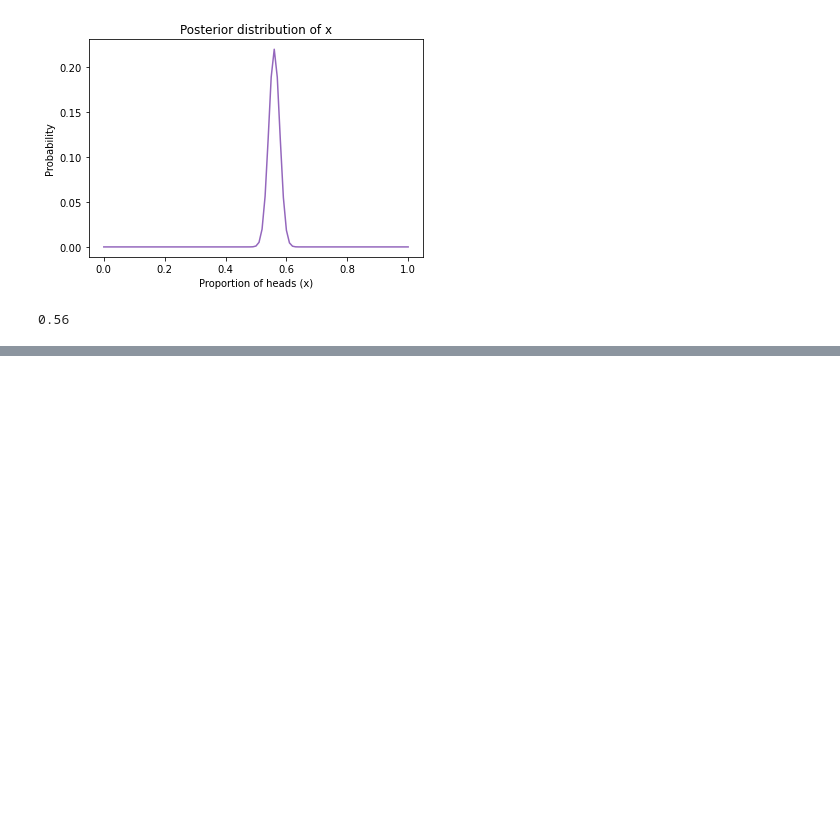
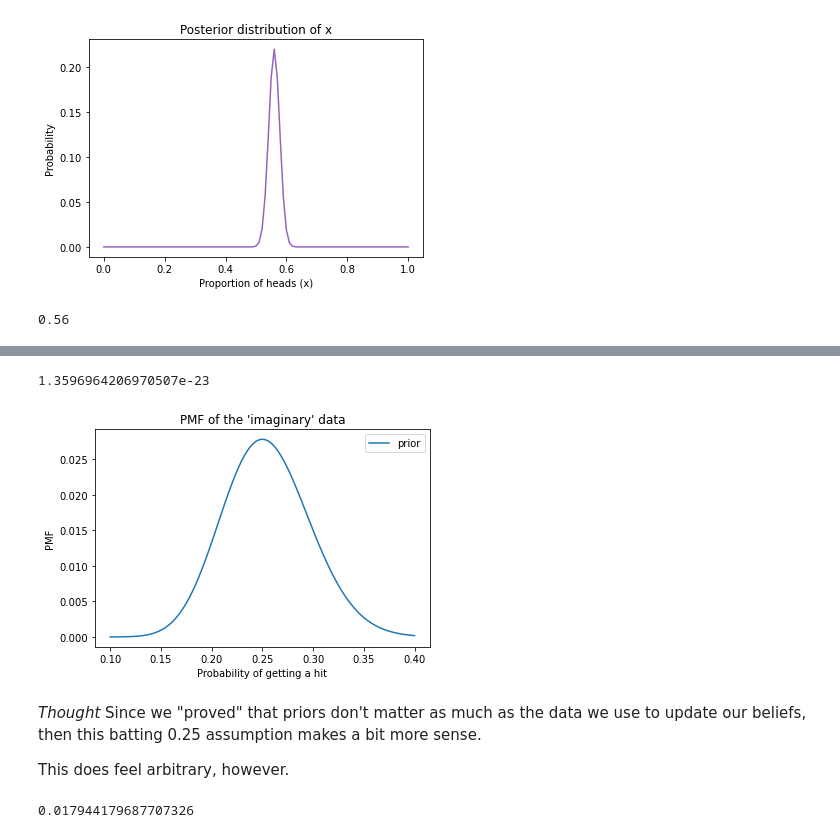
Before and after one commit to ryanorsinger/ThinkBayes2, a Jupyter notebook: chapter_4_estimating_proportions.ipynb, the cells around one changed output, grey strips where cells are left out. Drawn from its saved outputs; the diff is of its cells as text; code cells hidden in the pictures; blank space fills up the shorter version.

```diff
--- a/chapter_4_estimating_proportions.ipynb
+++ b/chapter_4_estimating_proportions.ipynb
@@ -252,0 +302,49 @@ This is an example of swamping the priors: with enough data, people who start wi
+# %%
+# Here's the uniform prior
+# I imagine the range of .1 to .4 is to create a bounds for the .2 to .33 likelihoods
+hypos = np.linspace(0.1, 0.4, 101)
+prior = Pmf(1, hypos)
+# %%
+likelihood = {
+    "Y": hypos,
+    "N": 1 - hypos
+}
+# %%
+# Here’s a dataset that yields a reasonable prior distribution.
+# I'm not in love with this approach (yet)
+# This sets up someone batting 0.25
+# I'm not sure where this batting 0.25 came from since it's not in the problem setup
+dataset = "Y" * 25 + "N" * 75
+# %%
+# Update the uniform prior with the data
+for data in dataset:
+    prior *= likelihood[data]
+
+prior.normalize()
+# %% [output]
+1.3596964206970507e-23
+# %%
+prior.plot(label='prior')
+plt.title("PMF of the 'imaginary' data")
+plt.xlabel("Probability of getting a hit")
+plt.ylabel("PMF")
+plt.legend();
+# %% [output]
+[figure, added]
+# %% [markdown]
+*Thought* Since we "proved" that priors don't matter as much as the data we use to update our beliefs, then this batting 0.25 assumption makes a bit more sense.
+
+This does feel arbitrary, however.
+# %%
+# Now update the distribution with the data and plot the posterior. What is the most likely quantity in the posterior distribution?
+
+# Solution
+
+posterior = prior.copy()
+
+for data in 'YYY':
+    posterior *= likelihood[data]
+
+posterior.normalize()
+# %% [output]
+0.017944179687707326
```
Also changed, not shown: parts of 28 cells of this notebook.
